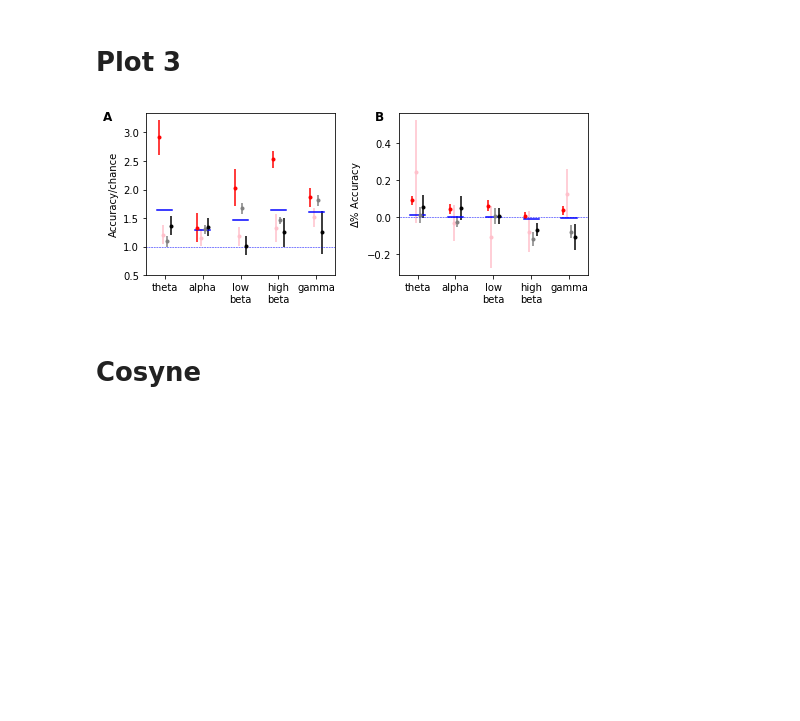
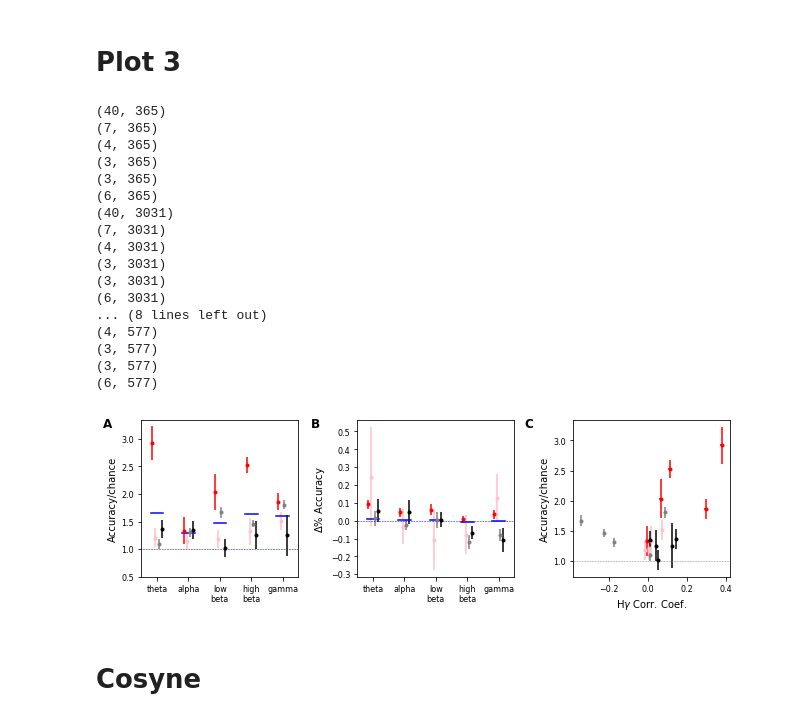
Before and after one commit to BouchardLab/cv_paper_plots, a Jupyter notebook: xfreq/xfreq_plots.ipynb, the cells around one changed output. Drawn from its saved outputs; the diff is of its cells as text; code cells hidden in the pictures; blank space fills up the shorter version.

Commit message:
updated plots

```diff
--- a/xfreq/xfreq_plots.ipynb
+++ b/xfreq/xfreq_plots.ipynb
@@ -216,23 +233,46 @@ subjects = ['ec2', 'ec9', 'gp31', 'gp33']
 # %%
 plt.close()
 reload(xfreq_classification)
-f, axes = plt.subplots(1, 2, figsize=(7, 3))
+f, axes = plt.subplots(1, 3, figsize=(9, 3))
 
-xfreq_classification.plot_xfreq_classification(subjects, band_abbreviations, bands, single_a, multi_a, chance, axes)
+xfreq_classification.plot_xfreq_classification(subjects, band_abbreviations, bands,
+                                               single_a, multi_a, chance, axes[:2])
+
+xfreq_classification.plot_correlation_vs_accuracy(subjects, band_abbreviations, bands,
+                                                  single_a, chance, axes[2])
 
 x0 = .01
-x1 = .55
+x1 = .33
+x2 = .66
 y = .9
 
-f.text(x0, y, 'A', fontsize=letter_fontsize,fontweight='bold')
-f.text(x1, y, 'B', fontsize=letter_fontsize, fontweight='bold')
+f.text(x0, y, 'A', **letter_fontstyle)
+f.text(x1, y, 'B', **letter_fontstyle)
+f.text(x2, y, 'C', **letter_fontstyle)
 
 f.tight_layout()
 plt.savefig(os.path.join(os.environ['HOME'], 'Downloads/multiband.png'))
 plt.savefig(os.path.join(os.environ['HOME'], 'Downloads/multiband.pdf'))
 plt.show()
 # %% [output]
+(40, 365)
+(7, 365)
+(4, 365)
+(3, 365)
+(3, 365)
+(6, 365)
+(40, 3031)
+(7, 3031)
+(4, 3031)
+(3, 3031)
+(3, 3031)
+(6, 3031)
+... (8 lines left out)
+(4, 577)
+(3, 577)
+(3, 577)
+(6, 577)
-[figure, old version]
+[figure, new version]
 # %% [markdown]
 # Cosyne
 # %%
```
Also changed, not shown: parts of 4 cells of this notebook, 10 other files.
